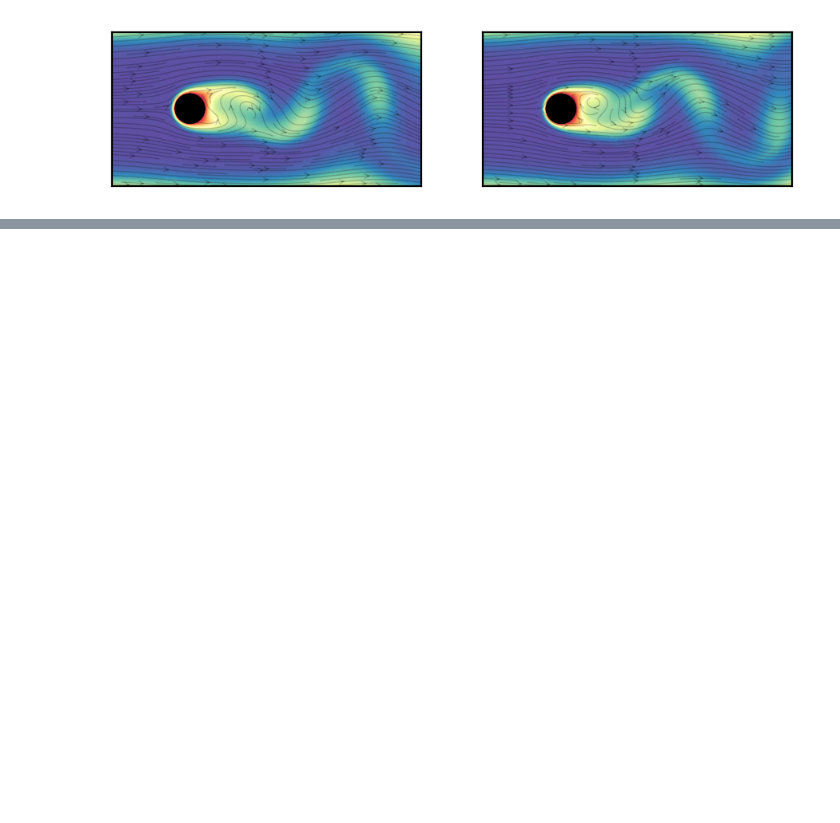
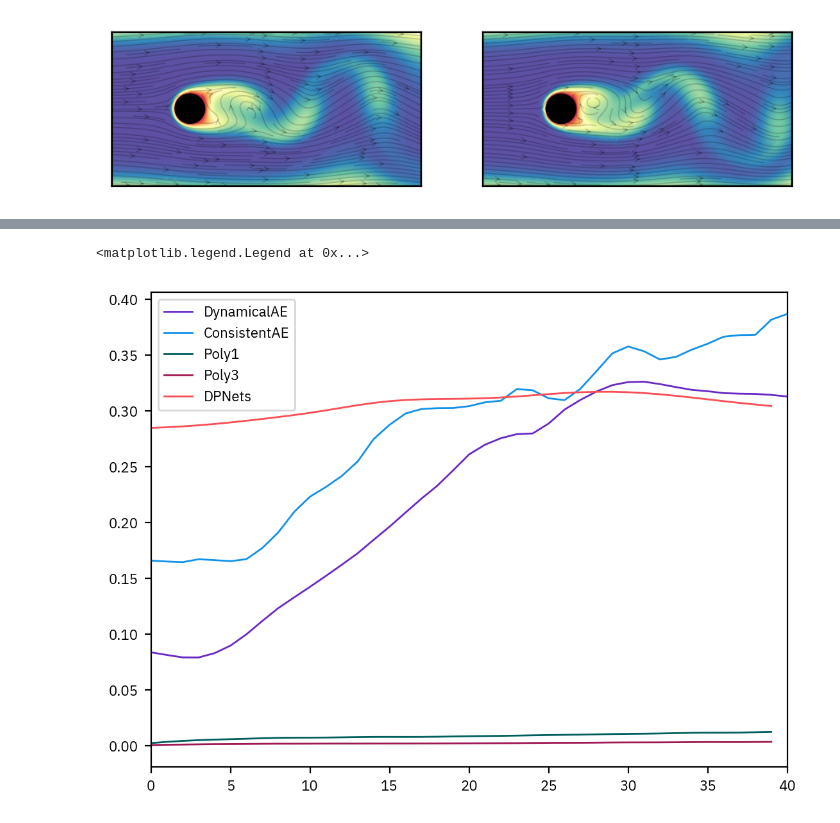
Before and after one commit to pietronvll/DPNets, a Jupyter notebook: experiments/fluid/dynamics_fig.ipynb, the cells around one changed output, grey strips where cells are left out. Drawn from its saved outputs; the diff is of its cells as text; code cells hidden in the pictures; blank space fills up the shorter version.

Commit message:
Reproducing Fluid flow

```diff
--- a/experiments/fluid/dynamics_fig.ipynb
+++ b/experiments/fluid/dynamics_fig.ipynb
@@ -8,7 +10,8 @@ import numpy as np
 # %%
-configs = ml_confs.from_file('/Users/pietronovelli/code_repos/dp_examples/fluid/configs.yaml')
-data_path = Path('/Users/pietronovelli/code_repos/dp_examples/fluid')
-with np.load(data_path / "data/cylinder2d_remesh.npz") as f:
+configs = ml_confs.from_file(main_path / 'experiments/fluid/configs.yaml')
+exp_path = Path(main_path / 'experiments/fluid')
+results_path = exp_path / 'results/'
+with np.load(exp_path / "data/cylinder2d_remesh.npz") as f:
     full_data = {k: np.asarray(v) for k, v in f.items()}
 # %%
 fig, axes = plt.subplots(1, 2, figsize = styler.figsize(width_to_height=3))
@@ -46,3 +49,22 @@ for ax_idx, t_idx in enumerate([50, 100]):
 fig.savefig('fluid_flow_dynamics.png', bbox_inches='tight', dpi=300)
 # %% [output]
 [figure]
+# %%
+os.listdir(results_path)
+_tmp = {}
+for filename in os.listdir(results_path):
+    model_name = filename.split('_')[0]
+    if model_name not in _tmp:
+        _tmp[model_name] = []
+    with open(results_path / filename, 'rb') as f:
+        restored = pickle.load(f)
+    if restored is not None:
+        _tmp[model_name].append(restored)
+
+FLUID_FLOW = {}
+_fluid_flow_std = 0.16754142
+for model_name, model_data in _tmp.items():
+    if len(model_data) > 0:
+        FLUID_FLOW[model_name] = {
+            'data': np.array(model_data).mean(axis=0)/_fluid_flow_std
+        }
@@ -48,0 +91,9 @@ fig.savefig('fluid_flow_dynamics.png', bbox_inches='tight', dpi=300)
+# %%
+fig, ax = plt.subplots()
+for model_name in FLUID_FLOW.keys():
+    model_data = FLUID_FLOW[model_name]
+    ax.plot(model_data['data'], label=model_name)
+ax.legend()
+# %% [output]
+<matplotlib.legend.Legend at 0x...>
+[figure, added]
```
Also changed, not shown: parts of 2 cells of this notebook, 7 other files.
